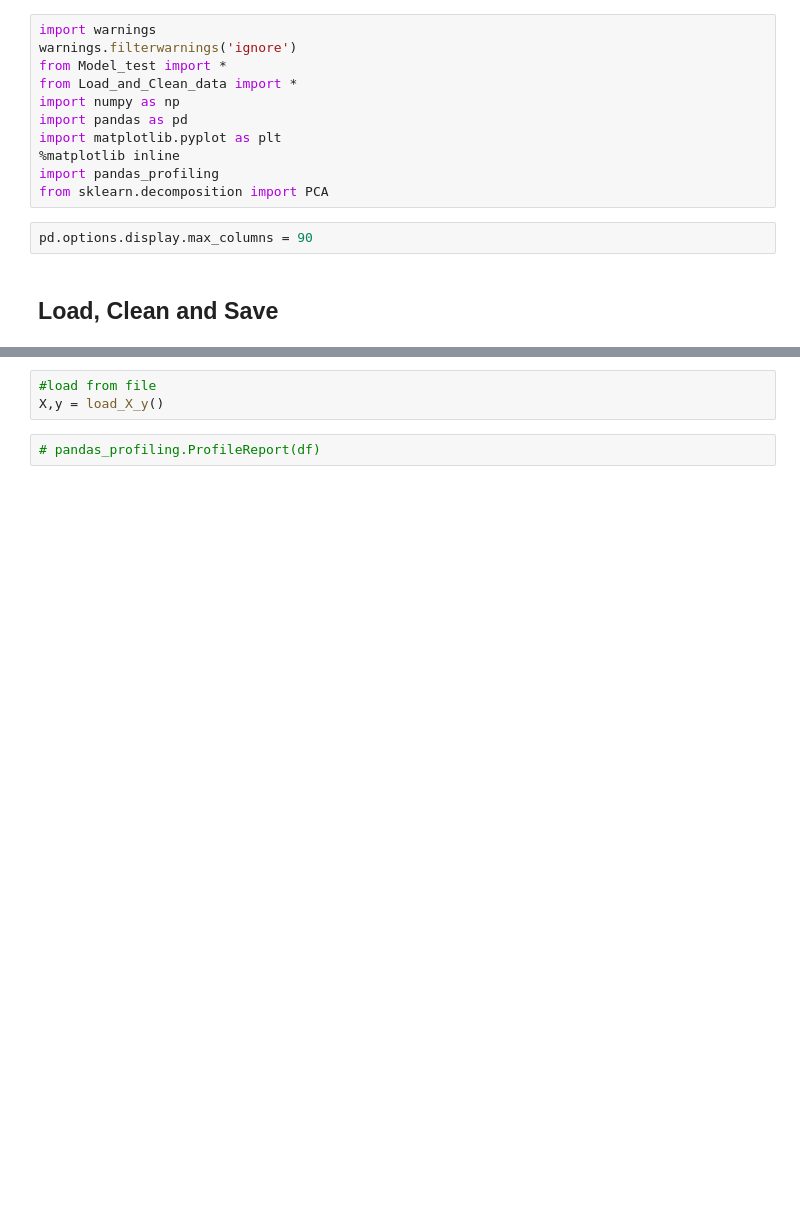
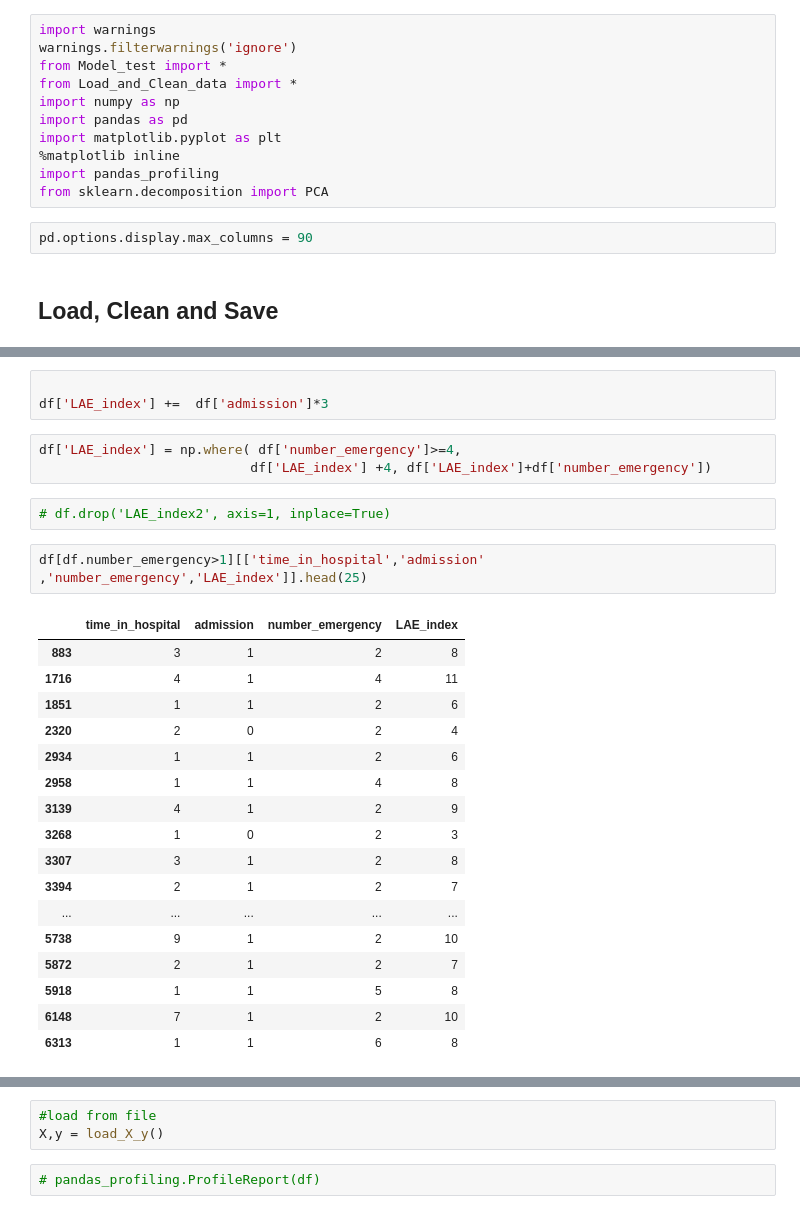
Before and after one commit to angelmanzur/Diabetes_130Hospitals, a Jupyter notebook: Initial_Inspection_Angel.ipynb, the cells around one changed output, grey strips where cells are left out. Drawn from its saved outputs; the diff is of its cells as text; blank space fills up the shorter version.

```diff
--- a/Initial_Inspection_Angel.ipynb
+++ b/Initial_Inspection_Angel.ipynb
@@ -15,0 +250,28 @@ pd.options.display.max_columns = 90
+# %%
+
+df['LAE_index'] +=  df['admission']*3
+# %%
+df['LAE_index'] = np.where( df['number_emergency']>=4,
+                           df['LAE_index'] +4, df['LAE_index']+df['number_emergency'])
+# %%
+# df.drop('LAE_index2', axis=1, inplace=True)
+# %%
+df[df.number_emergency>1][['time_in_hospital','admission' ,'number_emergency','LAE_index']].head(25)
+# %% [output]
+|  | time_in_hospital | admission | number_emergency | LAE_index |
+| 883 | 3 | 1 | 2 | 8 |
+| 1716 | 4 | 1 | 4 | 11 |
+| 1851 | 1 | 1 | 2 | 6 |
+| 2320 | 2 | 0 | 2 | 4 |
+| 2934 | 1 | 1 | 2 | 6 |
+| 2958 | 1 | 1 | 4 | 8 |
+| 3139 | 4 | 1 | 2 | 9 |
+| 3268 | 1 | 0 | 2 | 3 |
+| 3307 | 3 | 1 | 2 | 8 |
+| 3394 | 2 | 1 | 2 | 7 |
+| ... | ... | ... | ... | ... |
+| 5738 | 9 | 1 | 2 | 10 |
+| 5872 | 2 | 1 | 2 | 7 |
+| 5918 | 1 | 1 | 5 | 8 |
+| 6148 | 7 | 1 | 2 | 10 |
+| 6313 | 1 | 1 | 6 | 8 |
```
Also changed, not shown: parts of 76 cells of this notebook, 1 other file.
